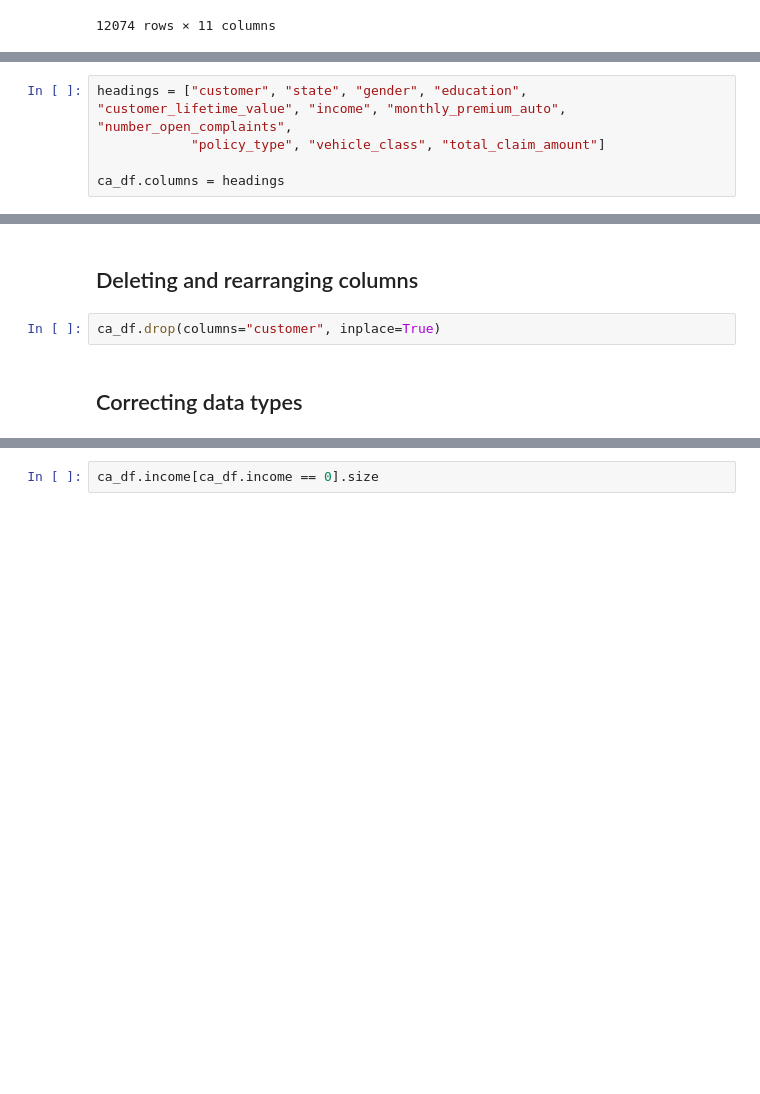
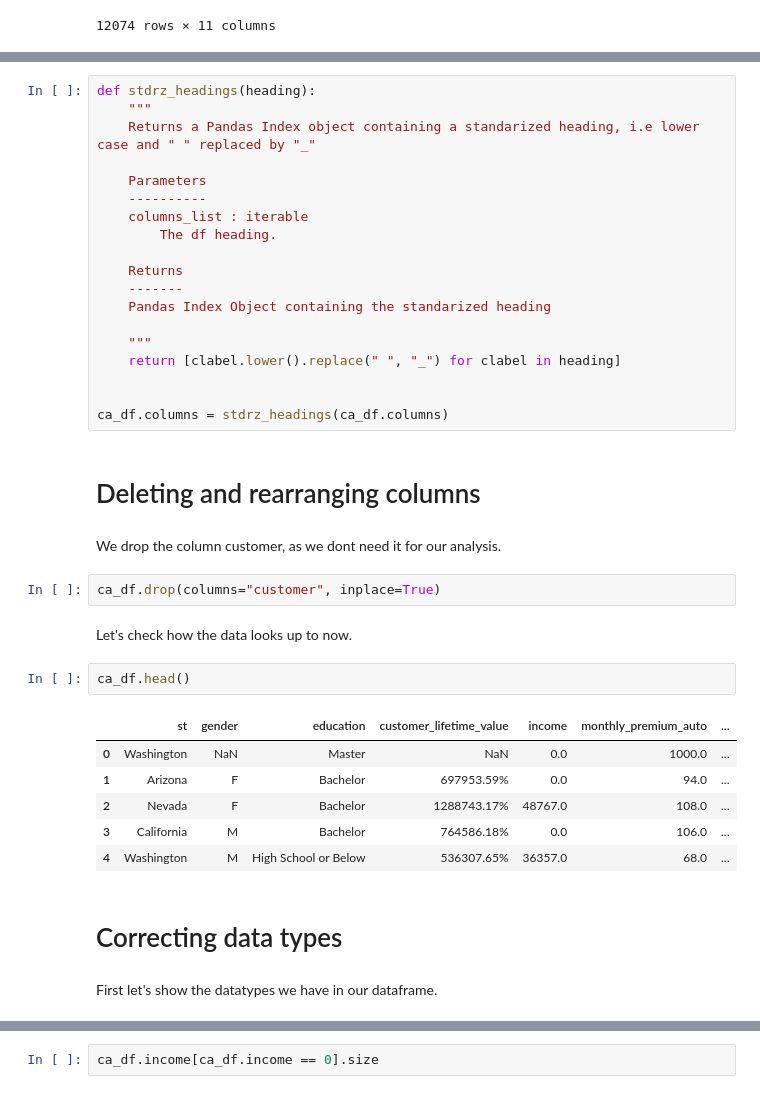
Before and after one commit to NHer0/IronEnrique, a Jupyter notebook: Customer_Analysis_Case_Study/Customer_Analysis_Case_Study.ipynb, the cells around one changed output, grey strips where cells are left out. Drawn from its saved outputs; the diff is of its cells as text; blank space fills up the shorter version.

```diff
--- a/Customer_Analysis_Case_Study/Customer_Analysis_Case_Study.ipynb
+++ b/Customer_Analysis_Case_Study/Customer_Analysis_Case_Study.ipynb
@@ -35,5 +62,0 @@ ca_df
-# %%
-headings = ["customer", "state", "gender", "education", "customer_lifetime_value", "income", "monthly_premium_auto", "number_open_complaints",
-            "policy_type", "vehicle_class", "total_claim_amount"]
-
-ca_df.columns = headings
@@ -40,6 +65,40 @@ ca_df.columns = headings
+# %%
+def stdrz_headings(heading):
+    """
+    Returns a Pandas Index object containing a standarized heading, i.e lower case and " " replaced by "_"
+
+    Parameters
+    ----------
+    columns_list : iterable
+        The df heading.
+
+    Returns
+    -------
+    Pandas Index Object containing the standarized heading
+
+    """
+    return [clabel.lower().replace(" ", "_") for clabel in heading]
+
+
+ca_df.columns = stdrz_headings(ca_df.columns)
 # %% [markdown]
-## Deleting and rearranging columns
+# Deleting and rearranging columns
+# %% [markdown]
+We drop the column customer, as we dont need it for our analysis.
 # %%
 ca_df.drop(columns="customer", inplace=True)
+# %% [markdown]
+Let's check how the data looks up to now.
+# %%
+ca_df.head()
+# %% [output]
+|  | st | gender | education | customer_lifetime_value | income | monthly_premium_auto | ... |
+| 0 | Washington | NaN | Master | NaN | 0.0 | 1000.0 | ... |
+| 1 | Arizona | F | Bachelor | 697953.59% | 0.0 | 94.0 | ... |
+| 2 | Nevada | F | Bachelor | 1288743.17% | 48767.0 | 108.0 | ... |
+| 3 | California | M | Bachelor | 764586.18% | 0.0 | 106.0 | ... |
+| 4 | Washington | M | High School or Below | 536307.65% | 36357.0 | 68.0 | ... |
 # %% [markdown]
-## Correcting data types
+# Correcting data types
+# %% [markdown]
+First let's show the datatypes we have in our dataframe.
```
Also changed, not shown: parts of 60 cells of this notebook.
